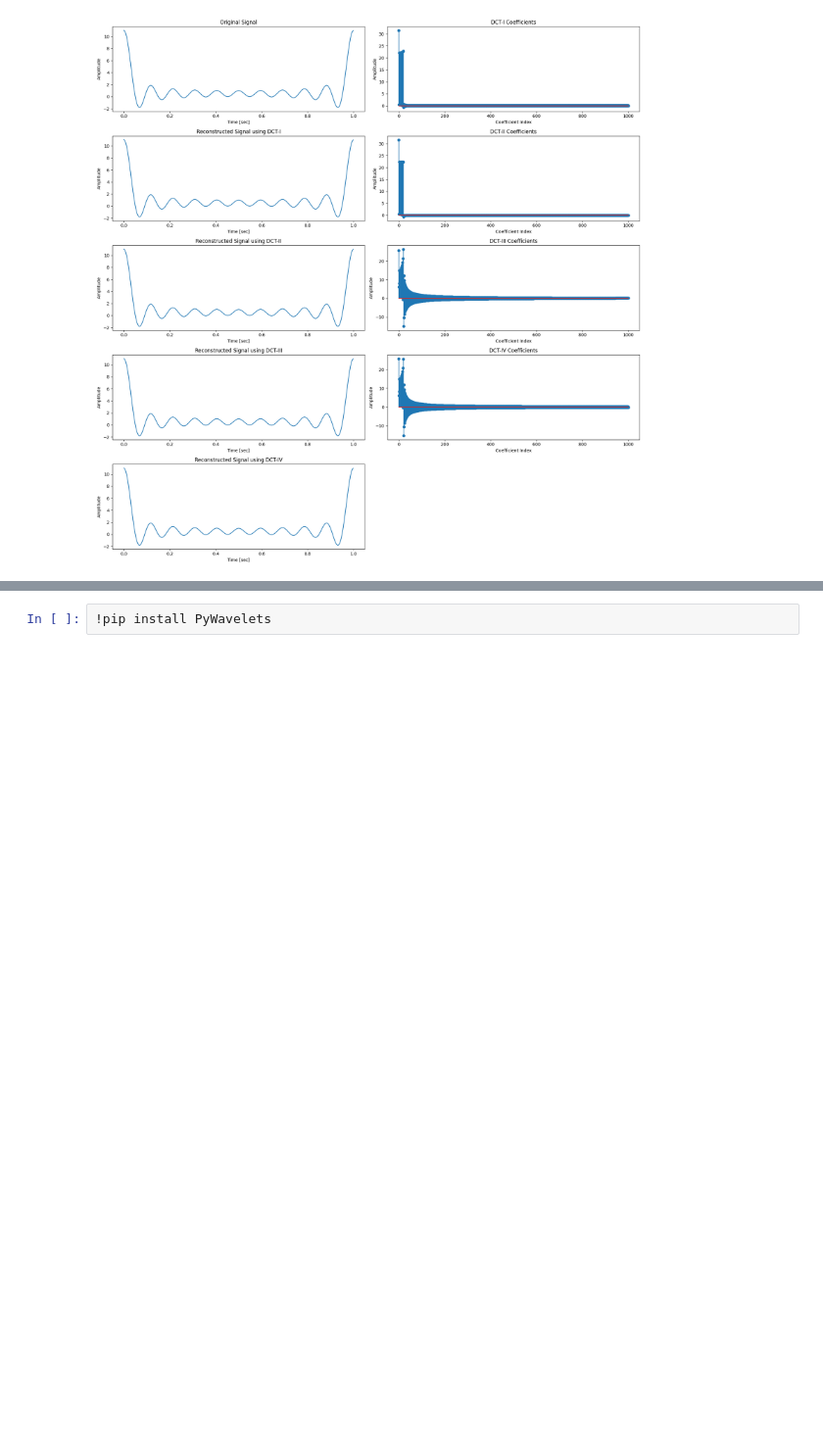
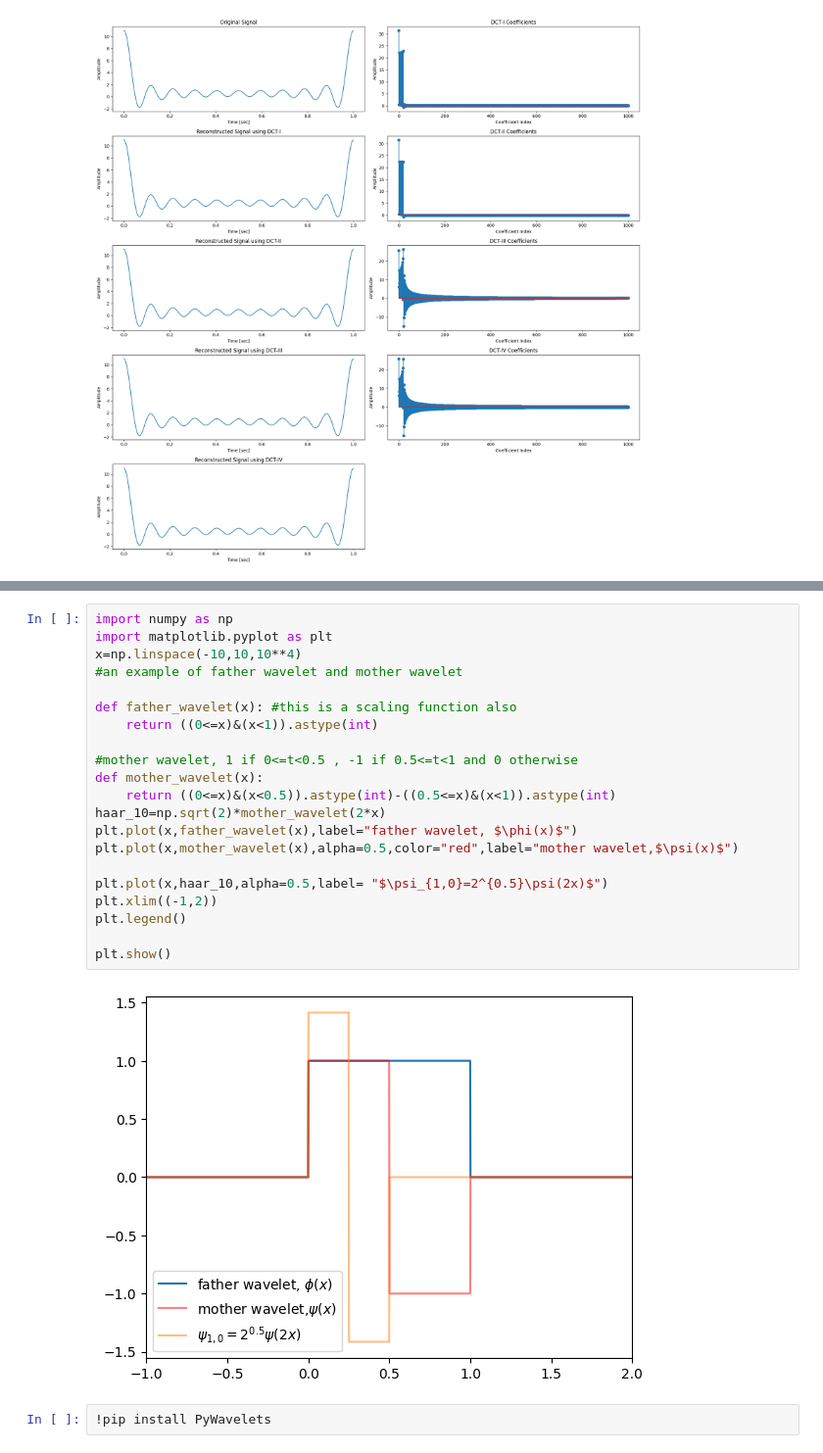
Before and after one commit to arofenitra/Scientific-Computing, a Jupyter notebook: image_processing/integral_transform.ipynb, the cells around one changed output, grey strips where cells are left out. Shown at 98% size. Drawn from its saved outputs; the diff is of its cells as text; blank space fills up the shorter version.

```diff
--- a/image_processing/integral_transform.ipynb
+++ b/image_processing/integral_transform.ipynb
@@ -519,3 +556,26 @@ We can visualize it :
+# %%
+import numpy as np
+import matplotlib.pyplot as plt
+x=np.linspace(-10,10,10**4)
+#an example of father wavelet and mother wavelet
+
+def father_wavelet(x): #this is a scaling function also
+    return ((0<=x)&(x<1)).astype(int)
+
+#mother wavelet, 1 if 0<=t<0.5 , -1 if 0.5<=t<1 and 0 otherwise
+def mother_wavelet(x):
+    return ((0<=x)&(x<0.5)).astype(int)-((0.5<=x)&(x<1)).astype(int)
+haar_10=np.sqrt(2)*mother_wavelet(2*x)
+plt.plot(x,father_wavelet(x),label="father wavelet, $\phi(x)$")
+plt.plot(x,mother_wavelet(x),alpha=0.5,color="red",label="mother wavelet,$\psi(x)$")
+
+plt.plot(x,haar_10,alpha=0.5,label= "$\psi_{1,0}=2^{0.5}\psi(2x)$")
+plt.xlim((-1,2))
+plt.legend()
+
+plt.show()
+# %% [output]
+[figure, added]
 # %%
 !pip install PyWavelets
 # %% [output]
```
Also changed, not shown: parts of 2 cells of this notebook.
